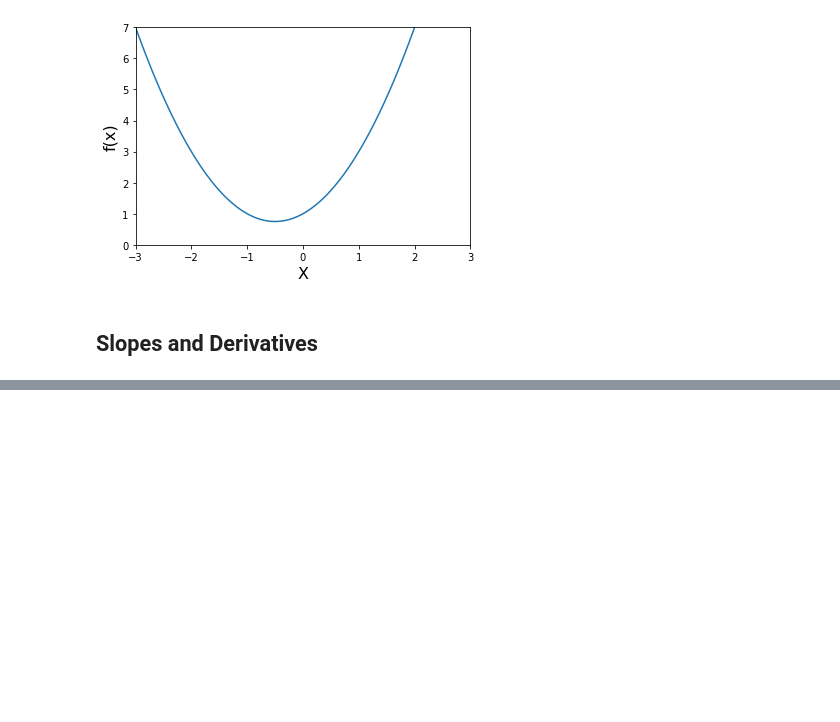
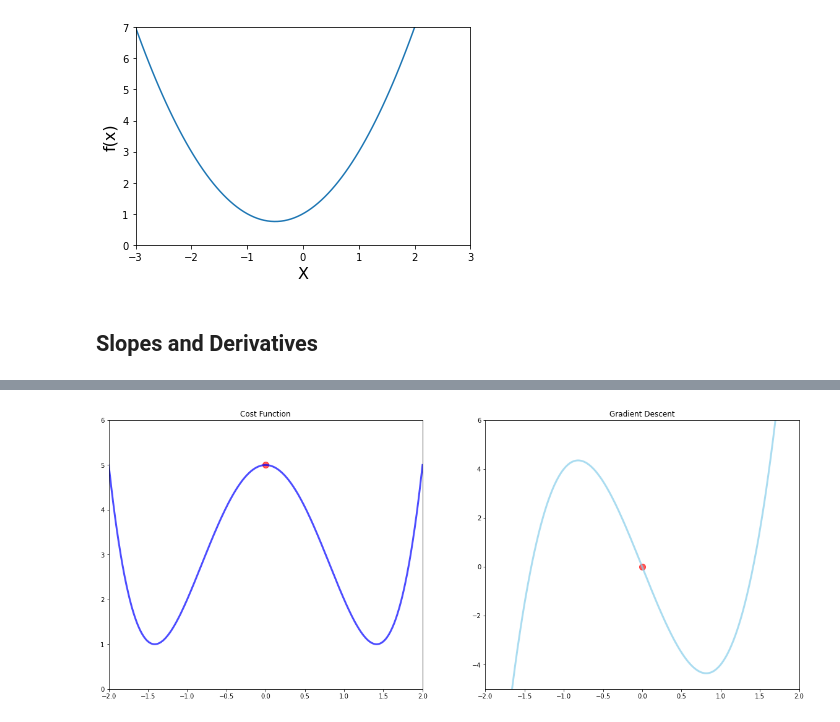
Before and after one commit to sauravgpt/Data-Mining-and-ML, a Jupyter notebook: Module4/gradientDescent.ipynb, the cells around one changed output, grey strips where cells are left out. Cells and saved outputs as stored; diff of their text form; code cells hidden in the pictures; blank space fills up the shorter version.

```diff
--- a/Module4/gradientDescent.ipynb
+++ b/Module4/gradientDescent.ipynb
@@ -53,0 +116,18 @@ plt.show()
+# %%
+def gradient_descent(derivative_func, inital_guess, multiplier=0.02, precision=0.0001, max_iter=10):
+    new_x = inital_guess
+    x_list = [new_x]
+    slope_list = [derivative_func(new_x)]
+
+    for n in range(max_iter):
+        previous_x = new_x
+        gradient = derivative_func(previous_x)
+        new_x = previous_x - multiplier*gradient
+        x_list.append(new_x)
+        slope_list.append(derivative_func(new_x))
+
+        step_size = abs(new_x - previous_x)
+        if step_size < precision:
+            break
+
+    return new_x, x_list, slope_list
@@ -53,0 +137,29 @@ plt.show()
+# %%
+local_minima, list_x, deriv_list = gradient_descent(derivative_func= dg,inital_guess= 0)
+plt.figure(figsize = (20,8))
+plt.subplot(1,2,1)
+plt.title('Cost Function')
+plt.xlim([-2, 2])
+plt.ylim([0, 6])
+plt.plot(x_2, g(x_2), linewidth=3, alpha=0.7, color='blue')
+variable = [g(x) for x in list_x]
+plt.scatter(list_x, variable, color='red', alpha=0.4, s=100)
+
+plt.subplot(1,2,2)
+plt.title('Gradient Descent')
+plt.xlim([-2, 2])
+plt.ylim([-5, 6])
+plt.plot(x_2, dg(x_2), linewidth=3, alpha=0.7, color='skyblue')
+plt.scatter(list_x, deriv_list, color='red', alpha=0.4, s=100)
+
+
+# plt.subplot(1, 3, 3)
+# plt.title('Closure look of gradient descent')
+# plt.xlim([1.55, 1])
+# plt.ylim([-1,1])
+# plt.plot(x_2, dg(x_2), linewidth=3, alpha=0.7)
+# plt.scatter(list_x, deriv_list, color='red', alpha=0.7, s=100)
+
+plt.show()
+# %% [output]
+[figure, added]
```
Also changed, not shown: parts of 16 cells of this notebook.
